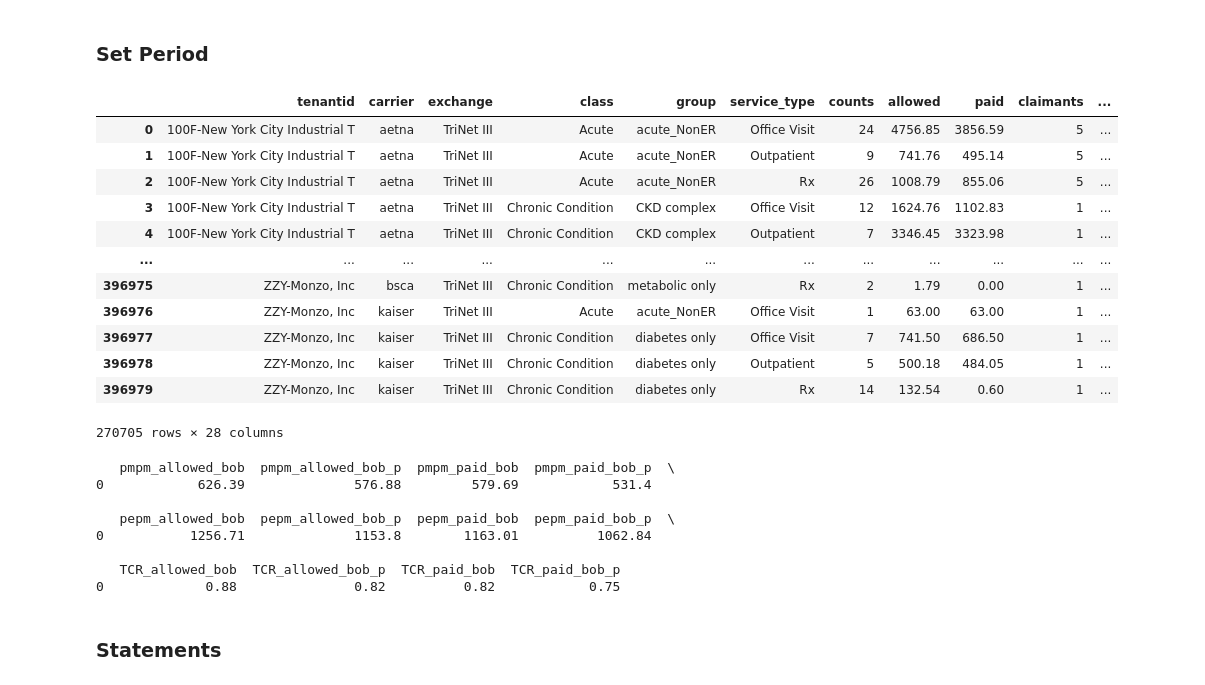
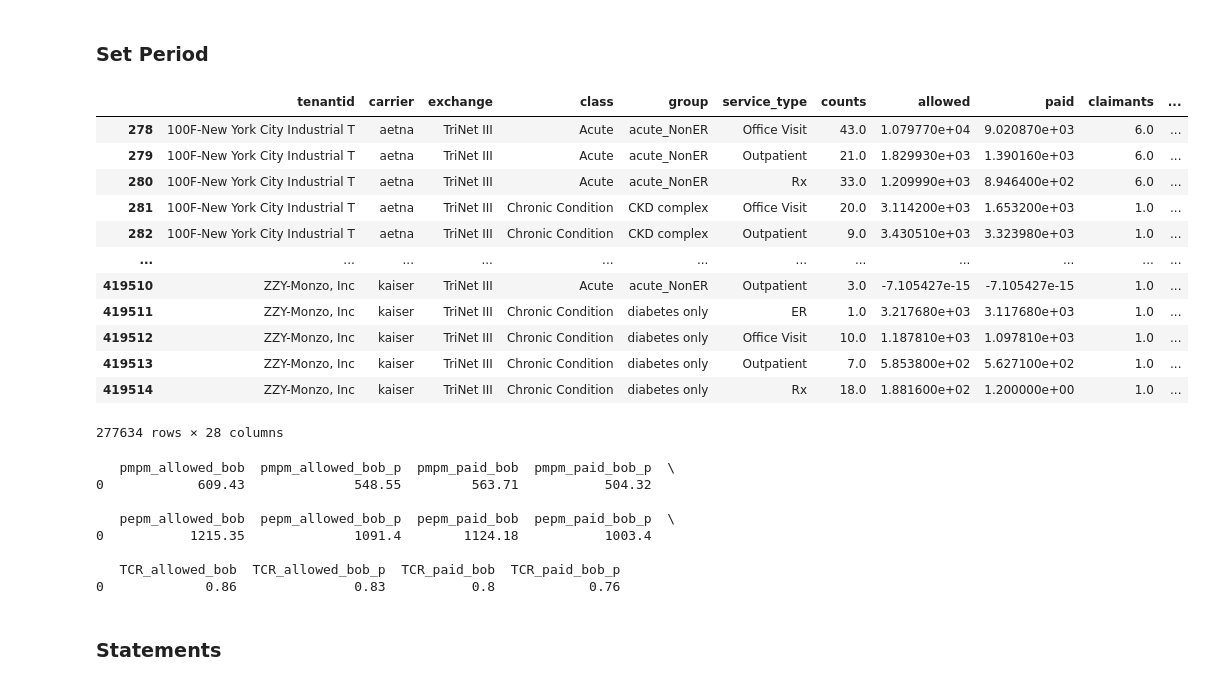
Before and after one commit to benefitsscience/DMCA-GJ, a Jupyter notebook: 4_DMCA.ipynb, the cells around one changed output. Saved outputs shown, nothing was run; the diff lists cells and outputs as text; code cells hidden in the pictures.

```diff
--- a/4_DMCA.ipynb
+++ b/4_DMCA.ipynb
@@ -16,12 +17,18 @@ claims_prior = pd.read_csv(f'Claims Data/claims_{prior_month.replace("-", "_")}.
 elig_current = pd.read_csv(f'Elig Data/elig_{curr_month.replace("-", "_")}.csv')
 elig_prior = pd.read_csv(f'Elig Data/elig_{prior_month.replace("-", "_")}.csv')
 monthsdata = pd.read_csv(f'Elig Data/MonthsData_{curr_month.replace("-", "_")}.csv')
+monthsdata_kaiser = pd.read_csv(f'Elig Data/MonthsData_{curr_month_kaiser.replace("-", "_")}.csv')
+
 
 df_current = claims_current.copy()
 df_prior = claims_prior.copy()
 mm_current = elig_current.copy()
 mm_prior = elig_prior.copy()
 monthsdata = monthsdata.copy()
+
+monthsdata = monthsdata[monthsdata['carrier'] != 'Kaiser']
+monthsdata_kaiser = monthsdata_kaiser[monthsdata_kaiser['carrier'] == 'Kaiser']
+monthsdata = pd.concat([monthsdata, monthsdata_kaiser])
 # %%
 # Categorize Others
 # Categorizes specific groups into an "Others" category
@@ -53,46 +60,43 @@ monthsdata.rename(columns={'division': 'tenantid'}, inplace=True)
 # %%
 # CREATION OF COMPARISON TABLES
 df_current.rename(columns={'tag_tpa': 'carrier', 'tag_exchange':'exchange'}, inplace=True)
 mm_current.loc[:, 'carrier'] = mm_current['carrier'].replace({'BCBS FL': 'bcbsfl', 'BCBS NC': 'bcbsnc'})
 mm_current['carrier'] = mm_current['carrier'].str.lower()
 monthsdata.loc[:, 'carrier'] = monthsdata['carrier'].replace({'BCBS FL': 'bcbsfl', 'BCBS NC': 'bcbsnc'})
 monthsdata['carrier'] = monthsdata['carrier'].str.lower()
-pmpm_agg_c = pd.merge(df_current, mm_current, how='inner', on=['tenantid', 'carrier', 'exchange', 'year', 'start_date', 'stop_date'])
+pmpm_agg_c = pd.merge(df_current, mm_current, how='outer', on=['tenantid', 'carrier', 'exchange', 'year', 'start_date', 'stop_date'])
 pmpm_agg_c = pd.merge(pmpm_agg_c, monthsdata, how='inner', on=['tenantid','carrier', 'exchange'])
-pmpm_agg_c = pmpm_agg_c[pmpm_agg_c['MaxMonth'] >= pmpm_agg_c['curr_month']]
 pmpm_agg_c = pmpm_agg_c[pmpm_agg_c['months'] >= 30]
 
 
 df_current_final = pmpm_agg_c
 
 df_prior.rename(columns={'tag_tpa': 'carrier', 'tag_exchange':'exchange'}, inplace=True)
 mm_prior.loc[:, 'carrier'] = mm_prior['carrier'].replace({'BCBS FL': 'bcbsfl', 'BCBS NC': 'bcbsnc'})
 mm_prior['carrier'] = mm_prior['carrier'].str.lower()
-tenantlist = pmpm_agg_c['tenantid'].unique()
-pmpm_agg_p = tenantlist.tolist()
-pmpm_agg_p = pd.DataFrame(pmpm_agg_p, columns=['tenantid'])
-pmpm_agg_p = pd.merge(pmpm_agg_p, df_prior, how='inner', on=['tenantid'])
-pmpm_agg_p = pd.merge(pmpm_agg_p, mm_prior, how='inner', on=['tenantid', 'carrier', 'exchange', 'year', 'start_date', 'stop_date'])
-pmpm_agg_p = pd.merge(pmpm_agg_p, monthsdata, how='inner', on=['tenantid','carrier', 'exchange'])
+tenantlist = pmpm_agg_c[['tenantid', 'carrier', 'exchange']].drop_duplicates()
+
+pmpm_agg_p = pd.merge(df_prior, mm_prior, how='outer', on=['tenantid', 'carrier', 'exchange', 'year', 'start_date', 'stop_date'])
+pmpm_agg_p = pd.merge(tenantlist, pmpm_agg_p, how='left', on=['tenantid','carrier', 'exchange'])
 
 
-# df_prior_final = pmpm_agg_p
+df_prior_final = pmpm_agg_p
 
 pmpm_agg_c
 # %% [output]
 |  | tenantid | carrier | exchange | class | group | service_type | counts | allowed | paid | claimants | ... |
-| 0 | 100F-New York City Industrial T | aetna | TriNet III | Acute | acute_NonER | Office Visit | 24 | 4756.85 | 3856.59 | 5 | ... |
-| 1 | 100F-New York City Industrial T | aetna | TriNet III | Acute | acute_NonER | Outpatient | 9 | 741.76 | 495.14 | 5 | ... |
-| 2 | 100F-New York City Industrial T | aetna | TriNet III | Acute | acute_NonER | Rx | 26 | 1008.79 | 855.06 | 5 | ... |
-| 3 | 100F-New York City Industrial T | aetna | TriNet III | Chronic Condition | CKD complex | Office Visit | 12 | 1624.76 | 1102.83 | 1 | ... |
-| 4 | 100F-New York City Industrial T | aetna | TriNet III | Chronic Condition | CKD complex | Outpatient | 7 | 3346.45 | 3323.98 | 1 | ... |
+| 278 | 100F-New York City Industrial T | aetna | TriNet III | Acute | acute_NonER | Office Visit | 43.0 | 1.079770e+04 | 9.020870e+03 | 6.0 | ... |
+| 279 | 100F-New York City Industrial T | aetna | TriNet III | Acute | acute_NonER | Outpatient | 21.0 | 1.829930e+03 | 1.390160e+03 | 6.0 | ... |
+| 280 | 100F-New York City Industrial T | aetna | TriNet III | Acute | acute_NonER | Rx | 33.0 | 1.209990e+03 | 8.946400e+02 | 6.0 | ... |
+| 281 | 100F-New York City Industrial T | aetna | TriNet III | Chronic Condition | CKD complex | Office Visit | 20.0 | 3.114200e+03 | 1.653200e+03 | 1.0 | ... |
+| 282 | 100F-New York City Industrial T | aetna | TriNet III | Chronic Condition | CKD complex | Outpatient | 9.0 | 3.430510e+03 | 3.323980e+03 | 1.0 | ... |
 | ... | ... | ... | ... | ... | ... | ... | ... | ... | ... | ... | ... |
-| 396975 | ZZY-Monzo, Inc | bsca | TriNet III | Chronic Condition | metabolic only | Rx | 2 | 1.79 | 0.00 | 1 | ... |
-| 396976 | ZZY-Monzo, Inc | kaiser | TriNet III | Acute | acute_NonER | Office Visit | 1 | 63.00 | 63.00 | 1 | ... |
-| 396977 | ZZY-Monzo, Inc | kaiser | TriNet III | Chronic Condition | diabetes only | Office Visit | 7 | 741.50 | 686.50 | 1 | ... |
-| 396978 | ZZY-Monzo, Inc | kaiser | TriNet III | Chronic Condition | diabetes only | Outpatient | 5 | 500.18 | 484.05 | 1 | ... |
-| 396979 | ZZY-Monzo, Inc | kaiser | TriNet III | Chronic Condition | diabetes only | Rx | 14 | 132.54 | 0.60 | 1 | ... |
+| 419510 | ZZY-Monzo, Inc | kaiser | TriNet III | Acute | acute_NonER | Outpatient | 3.0 | -7.105427e-15 | -7.105427e-15 | 1.0 | ... |
+| 419511 | ZZY-Monzo, Inc | kaiser | TriNet III | Chronic Condition | diabetes only | ER | 1.0 | 3.217680e+03 | 3.117680e+03 | 1.0 | ... |
+| 419512 | ZZY-Monzo, Inc | kaiser | TriNet III | Chronic Condition | diabetes only | Office Visit | 10.0 | 1.187810e+03 | 1.097810e+03 | 1.0 | ... |
+| 419513 | ZZY-Monzo, Inc | kaiser | TriNet III | Chronic Condition | diabetes only | Outpatient | 7.0 | 5.853800e+02 | 5.627100e+02 | 1.0 | ... |
+| 419514 | ZZY-Monzo, Inc | kaiser | TriNet III | Chronic Condition | diabetes only | Rx | 18.0 | 1.881600e+02 | 1.200000e+00 | 1.0 | ... |
-270705 rows × 28 columns
+277634 rows × 28 columns
 # %%
 # # Current BoB Build
 
@@ -148,13 +152,13 @@ print(summary)
 # print(f"Output saved to {filename}.")
 # %% [output]
    pmpm_allowed_bob  pmpm_allowed_bob_p  pmpm_paid_bob  pmpm_paid_bob_p  \
-0            626.39              576.88         579.69            531.4
+0            609.43              548.55         563.71           504.32
 
    pepm_allowed_bob  pepm_allowed_bob_p  pepm_paid_bob  pepm_paid_bob_p  \
-0           1256.71              1153.8        1163.01          1062.84
+0           1215.35              1091.4        1124.18           1003.4
 
    TCR_allowed_bob  TCR_allowed_bob_p  TCR_paid_bob  TCR_paid_bob_p
-0             0.88               0.82          0.82            0.75
+0             0.86               0.83           0.8            0.76
 # %% [markdown]
 ### Statements
 # %%
```
Also changed, not shown: parts of 9 cells of this notebook, 4 other files.
